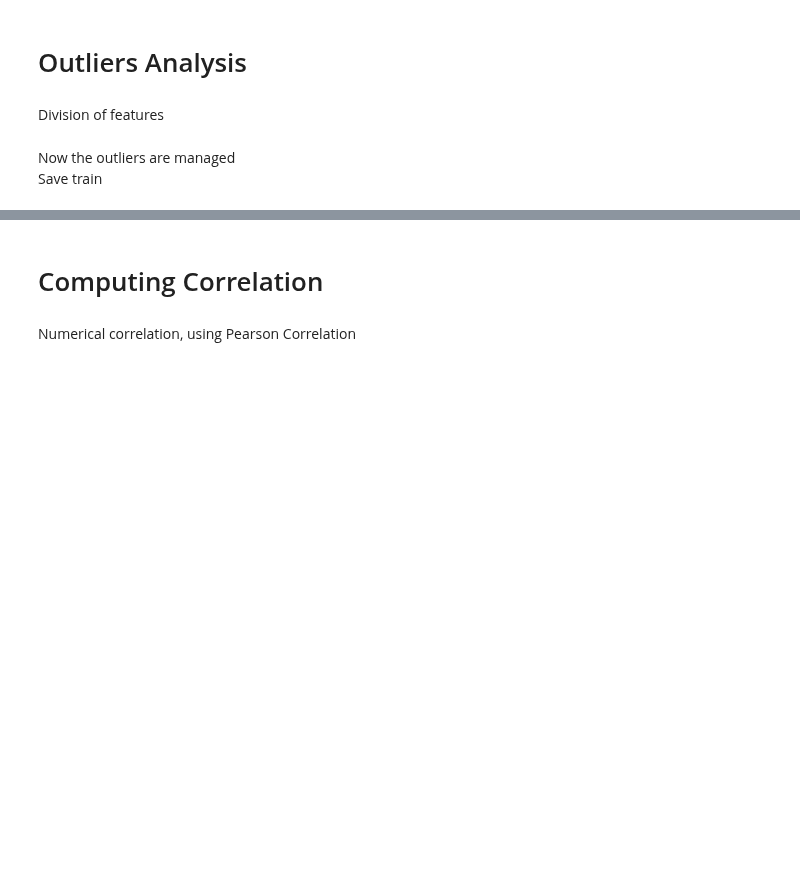
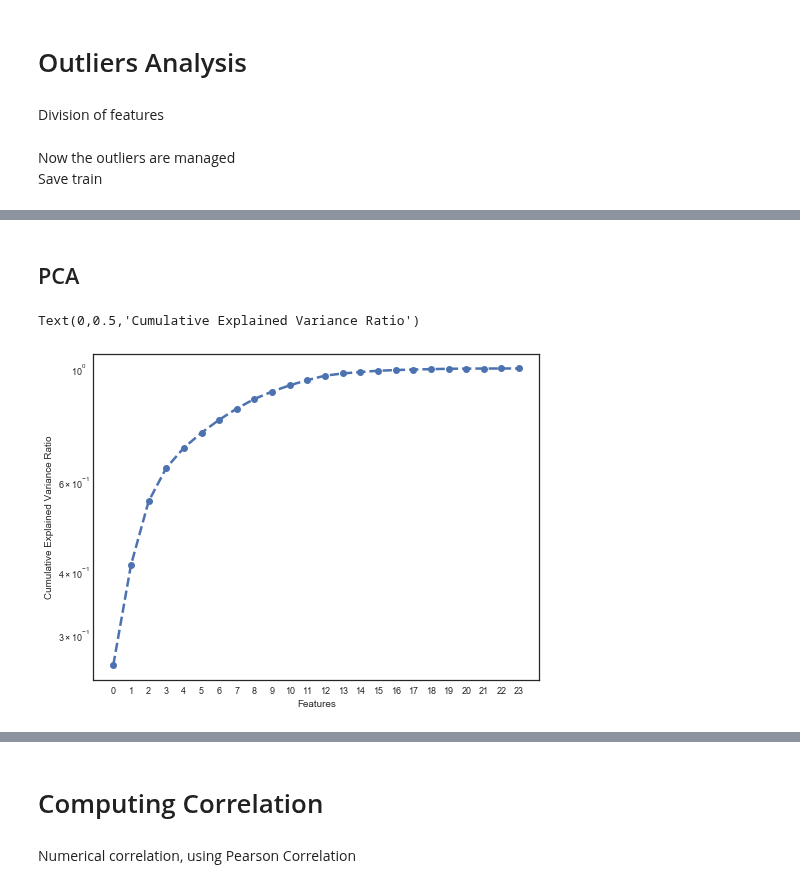
Before and after one commit to PietroMenchetti/DataMiningProject, a Jupyter notebook: Merge.ipynb, the cells around one changed output, grey strips where cells are left out. Cells and saved outputs as stored; diff of their text form; code cells hidden in the pictures; blank space fills up the shorter version.

```diff
--- a/Merge.ipynb
+++ b/Merge.ipynb
@@ -471,0 +477,2 @@ else:
+# %% [markdown]
+## PCA
@@ -471,0 +487,14 @@ else:
+# %%
+numerical_cols = [col for col in all_data if all_data[col].dropna().value_counts().index.isin([0,1]).all()==0]
+numerical_indx = pd.Index(numerical_cols)
+numerical_variables = all_data[numerical_indx]
+# %%
+x = StandardScaler().fit_transform(numerical_variables)
+# %%
+plt.semilogy(PCA().fit(x).explained_variance_ratio_.cumsum(), '--o');
+plt.xticks(np.arange(0,x.shape[1],1));
+plt.xlabel("Features")
+plt.ylabel("Cumulative Explained Variance Ratio")
+# %% [output]
+Text(0,0.5,'Cumulative Explained Variance Ratio')
+[figure, added]
```
Also changed, not shown: parts of 49 cells of this notebook.
